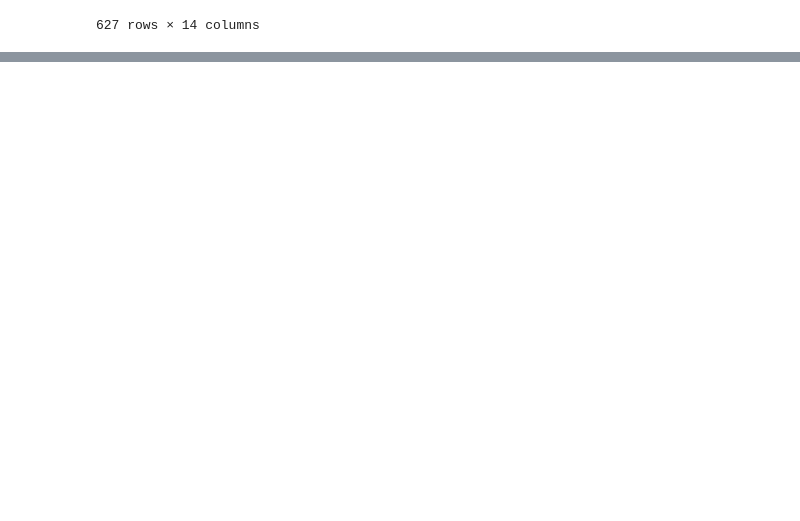
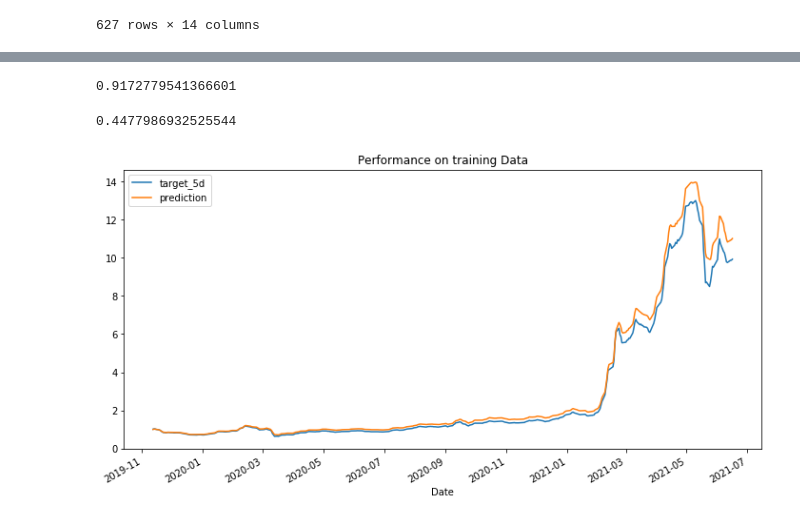
Before and after one commit to dlama001/Final-project-ML4T-large-cap-cryptos-, a Jupyter notebook: final project-crypto.ipynb, the cells around one changed output, grey strips where cells are left out. Drawn from its saved outputs; the diff is of its cells as text; code cells hidden in the pictures; blank space fills up the shorter version.

```diff
--- a/final project-crypto.ipynb
+++ b/final project-crypto.ipynb
@@ -713,0 +801,2 @@ data_bnb
+# %%
+data_bnb = data_bnb.dropna()
@@ -713,0 +805,6 @@ data_bnb
+# %%
+X_train = data_bnb[:400].drop("target_5d", axis=1)
+y_train = data_bnb[:400]["target_5d"]
+
+X_test = data_bnb[400:].drop("target_5d", axis=1)
+y_test = data_bnb[400:]["target_5d"]
@@ -713,0 +815,4 @@ data_bnb
+# %%
+rf = RandomForestRegressor()
+# %%
+rf.fit(X_train, y_train)
@@ -713,0 +827,8 @@ data_bnb
+# %%
+rf.score(X_train, y_train)
+# %% [output]
+0.9172779541366601
+# %%
+rf.score(X_test, y_test)
+# %% [output]
+0.4477986932525544
@@ -713,0 +837,7 @@ data_bnb
+# %%
+fix, ax = plt.subplots(figsize=(12,6))
+(1+y_train).cumprod().plot(ax=ax, legend="target_5d")
+(1 + pd.Series(rf.predict(X_train), index=y_train.index, name="prediction")).cumprod().plot(ax=ax, legend="prediction")
+ax.set_title("Performance on training Data");
+# %% [output]
+[figure, added]
```
Also changed, not shown: parts of 26 cells of this notebook.
